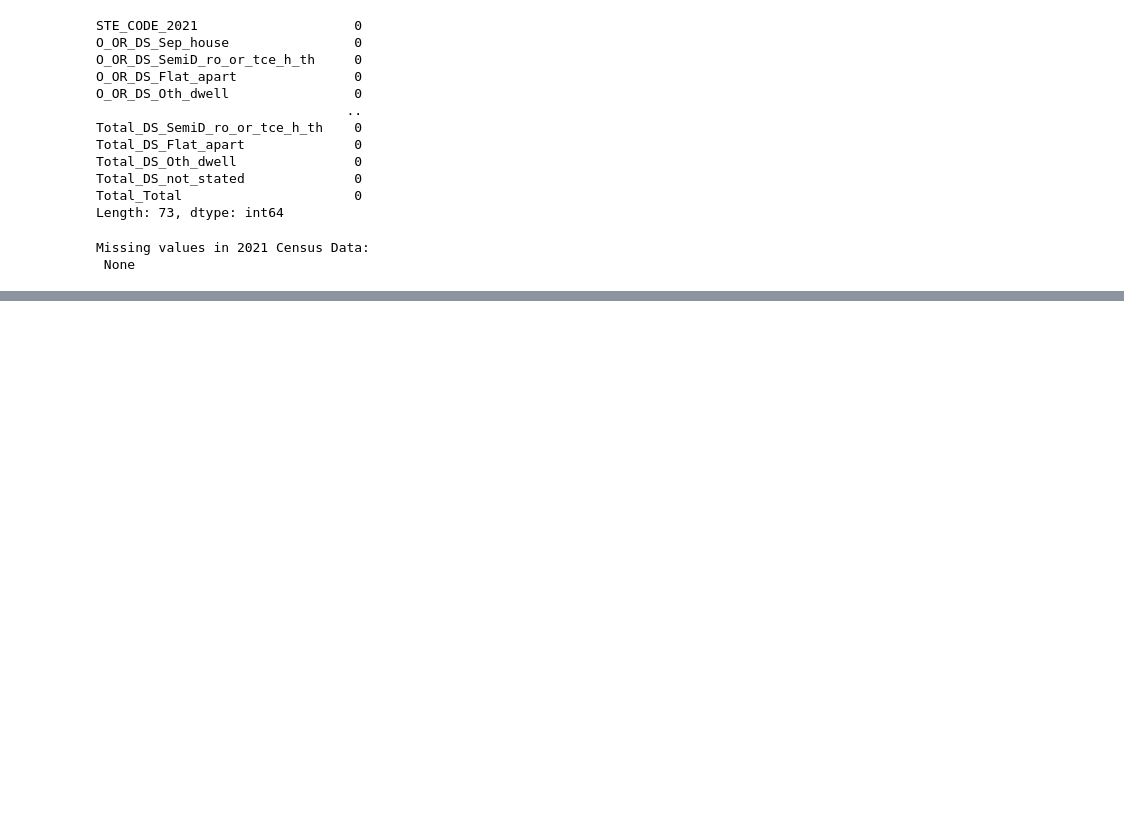
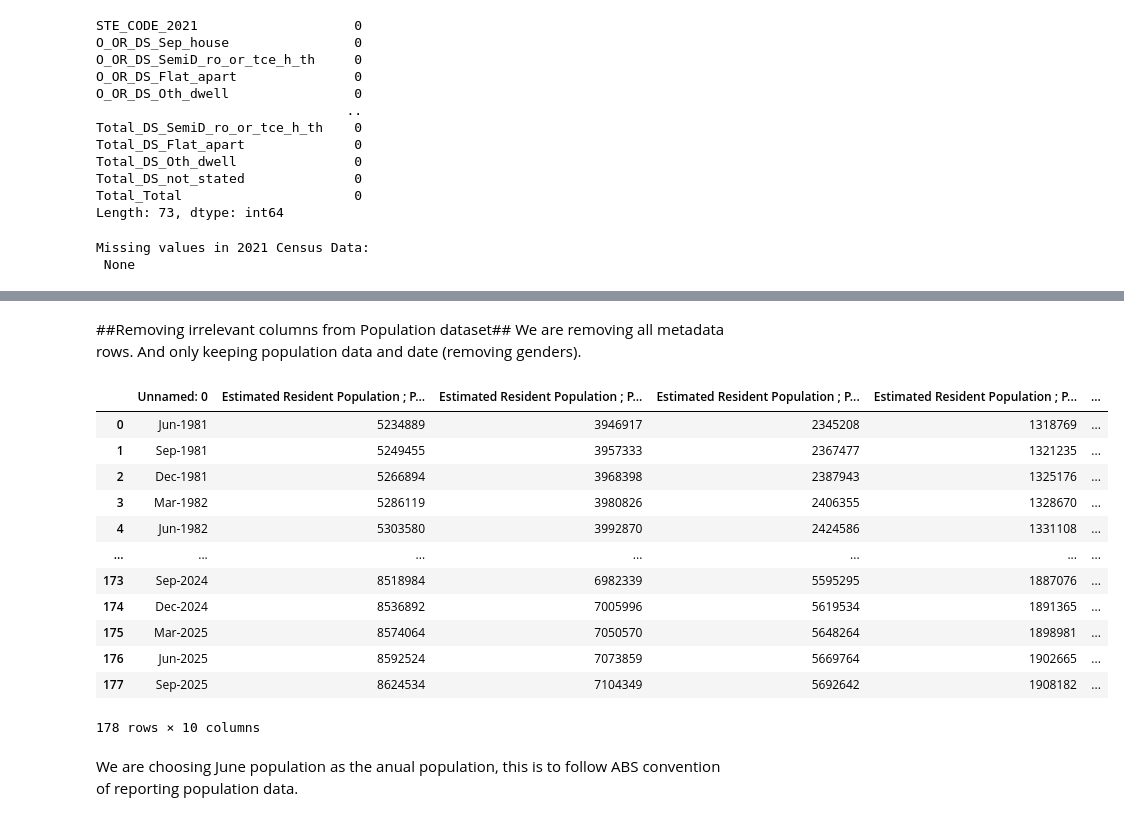
Before and after one commit to quantwothree/solar-energy-adoption-au, a Jupyter notebook: ARENA.ipynb, the cells around one changed output, grey strips where cells are left out. Cells and saved outputs as stored; diff of their text form; code cells hidden in the pictures; blank space fills up the shorter version.

```diff
--- a/ARENA.ipynb
+++ b/ARENA.ipynb
@@ -508,0 +590,26 @@ Missing values in 2011 Census Data:
+# %% [markdown]
+##Removing irrelevant columns from Population dataset##
+We are removing all metadata rows.
+And only keeping population data and date (removing genders).
+# %%
+df_population_cleaned = df_population.iloc[9:].reset_index(drop=True)
+date_column = df_population.columns[0]
+target_columns = [date_column] + [column for column in df_population.columns if 'Persons' in column]
+df_population_cleaned = df_population_cleaned[target_columns].copy()
+df_population_cleaned
+# %% [output]
+|  | Unnamed: 0 | Estimated Resident Population ; P... | Estimated Resident Population ; P... | Estimated Resident Population ; P... | Estimated Resident Population ; P... | ... |
+| 0 | Jun-1981 | 5234889 | 3946917 | 2345208 | 1318769 | ... |
+| 1 | Sep-1981 | 5249455 | 3957333 | 2367477 | 1321235 | ... |
+| 2 | Dec-1981 | 5266894 | 3968398 | 2387943 | 1325176 | ... |
+| 3 | Mar-1982 | 5286119 | 3980826 | 2406355 | 1328670 | ... |
+| 4 | Jun-1982 | 5303580 | 3992870 | 2424586 | 1331108 | ... |
+| ... | ... | ... | ... | ... | ... | ... |
+| 173 | Sep-2024 | 8518984 | 6982339 | 5595295 | 1887076 | ... |
+| 174 | Dec-2024 | 8536892 | 7005996 | 5619534 | 1891365 | ... |
+| 175 | Mar-2025 | 8574064 | 7050570 | 5648264 | 1898981 | ... |
+| 176 | Jun-2025 | 8592524 | 7073859 | 5669764 | 1902665 | ... |
+| 177 | Sep-2025 | 8624534 | 7104349 | 5692642 | 1908182 | ... |
+178 rows × 10 columns
+# %% [markdown]
+We are choosing June population as the anual population, this is to follow ABS convention of reporting population data.
```
Also changed, not shown: parts of 25 cells of this notebook.
